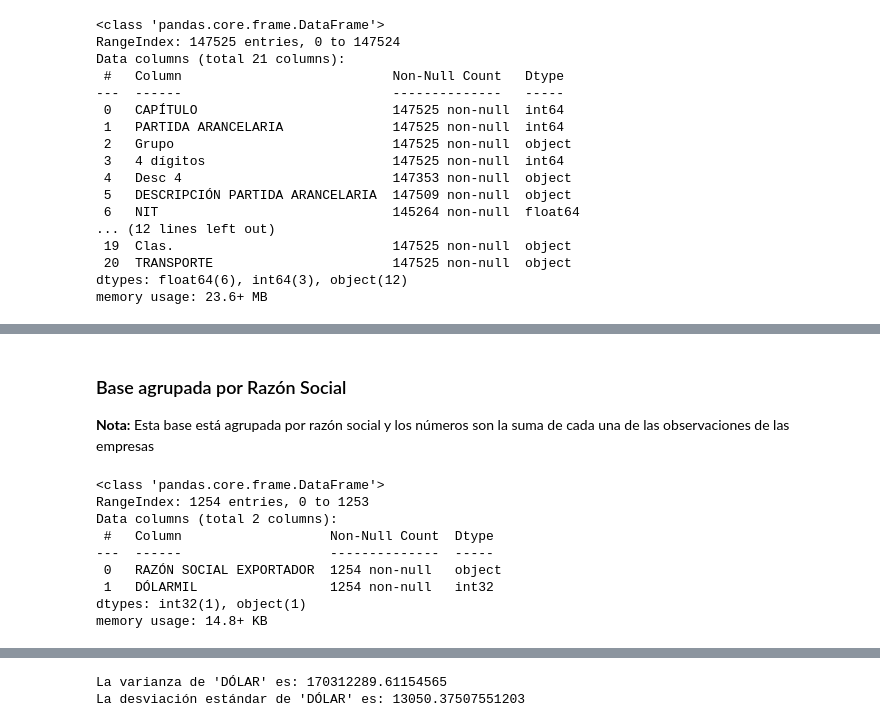
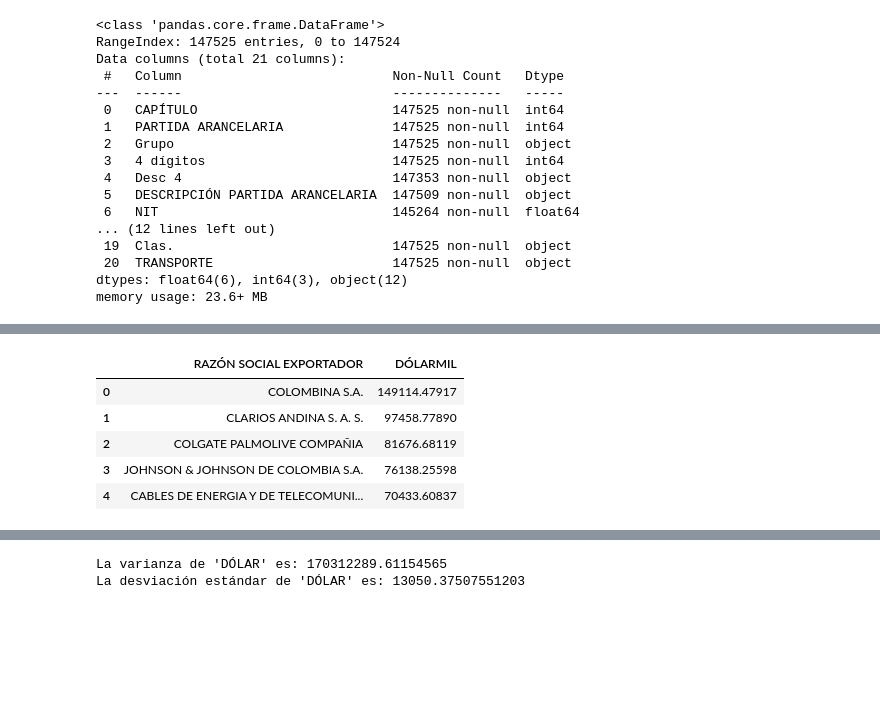
Before and after one commit to Nathalyhl/Analisis-Univariado, a Jupyter notebook: Act1 AED.ipynb, the cells around one changed output, grey strips where cells are left out. Saved outputs shown, nothing was run; the diff lists cells and outputs as text; code cells hidden in the pictures; blank space fills up the shorter version.

```diff
--- a/Act1 AED.ipynb
+++ b/Act1 AED.ipynb
@@ -75,18 +76,4 @@ Index(['CAPÍTULO', 'PARTIDA ARANCELARIA', 'Grupo', '4 dígitos', 'Desc 4',
       dtype='object')
-# %% [markdown]
-### Base agrupada por Razón Social
-<p><b>Nota:</b> Esta base está agrupada por razón social y los números son la suma de cada una de las observaciones de las empresas</p>
 # %%
 dolar_agrupado = df_valle.groupby(['RAZÓN SOCIAL EXPORTADOR'])['DÓLARMIL'].sum().sort_values(ascending=False)
 dolar_agrupado = dolar_agrupado.reset_index()
-dolar_agrupado.info()
-# %% [output]
-<class 'pandas.core.frame.DataFrame'>
-RangeIndex: 1254 entries, 0 to 1253
-Data columns (total 2 columns):
- #   Column                   Non-Null Count  Dtype
----  ------                   --------------  -----
- 0   RAZÓN SOCIAL EXPORTADOR  1254 non-null   object
- 1   DÓLARMIL                 1254 non-null   int32
-dtypes: int32(1), object(1)
-memory usage: 14.8+ KB
@@ -95,3 +80,12 @@ memory usage: 14.8+ KB
+# %%
+dolar_agrupado.head(5)
+# %% [output]
+|  | RAZÓN SOCIAL EXPORTADOR | DÓLARMIL |
+| 0 | COLOMBINA S.A. | 149114.47917 |
+| 1 | CLARIOS ANDINA S. A. S. | 97458.77890 |
+| 2 | COLGATE PALMOLIVE COMPAÑIA | 81676.68119 |
+| 3 | JOHNSON & JOHNSON DE COLOMBIA S.A. | 76138.25598 |
+| 4 | CABLES DE ENERGIA Y DE TELECOMUNI... | 70433.60837 |
 # %%
 plt.figure(figsize=(8, 6))
 plt.boxplot(dolar_agrupado["DÓLARMIL"])
```
Also changed, not shown: parts of 11 cells of this notebook.
